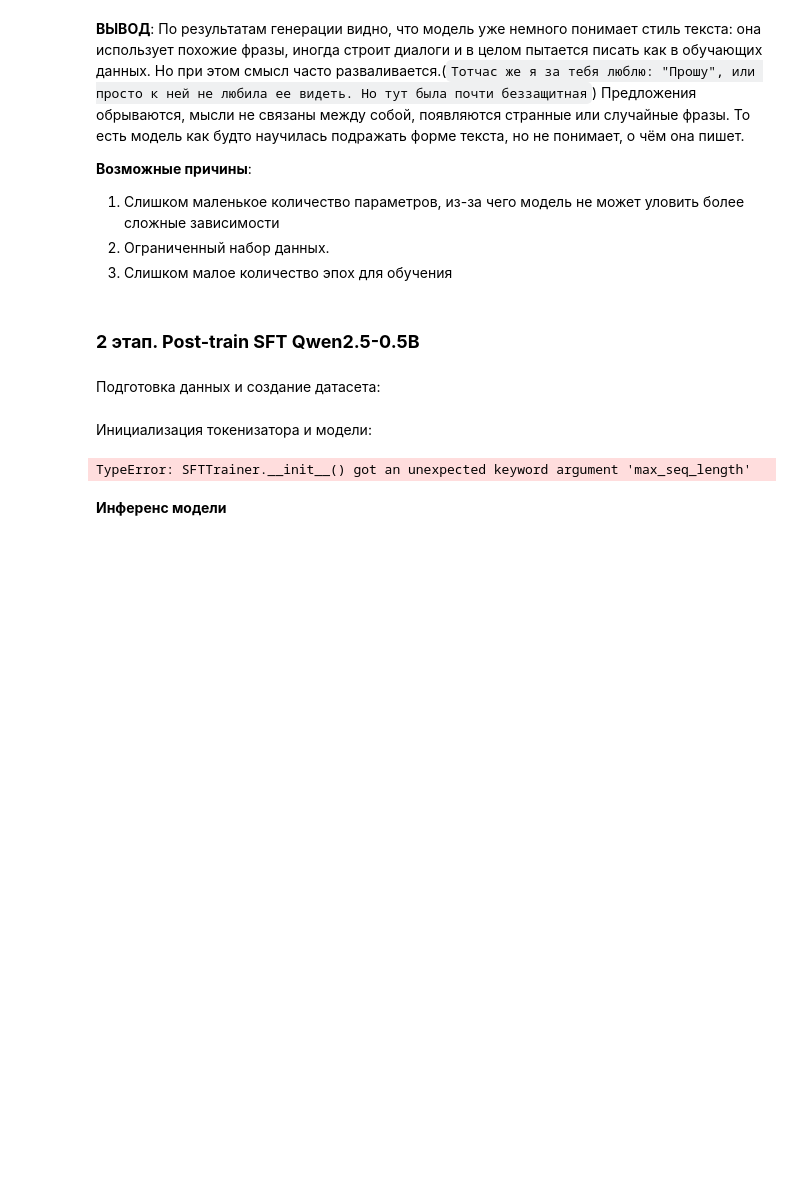
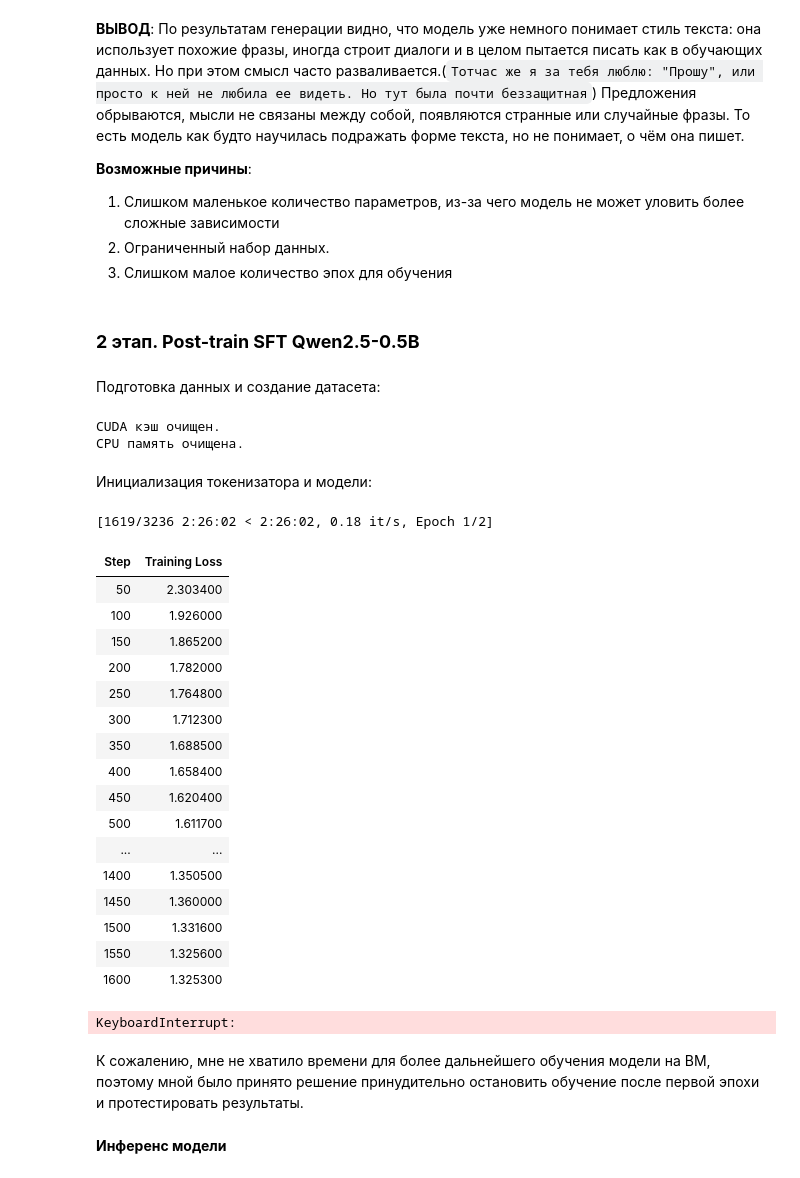
Before and after one commit to Evzett/pretrainLLM, a Jupyter notebook: pretrained_llm.ipynb, the cells around one changed output. Cells and saved outputs as stored; diff of their text form; code cells hidden in the pictures; blank space fills up the shorter version.

```diff
--- a/pretrained_llm.ipynb
+++ b/pretrained_llm.ipynb
@@ -508,6 +508,21 @@ for i, test in enumerate(test_prompts):
 ### **2 этап. Post-train SFT Qwen2.5-0.5B**
 # %% [markdown]
 Подготовка данных и создание датасета:
+# %%
+import torch
+import gc
+from huggingface_hub import HfFolder
+
+
+torch.cuda.empty_cache()
+print("CUDA кэш очищен.")
+
+# Сборка мусора в CPU
+gc.collect()
+print("CPU память очищена.")
+# %% [output]
+CUDA кэш очищен.
+CPU память очищена.
 # %%
 from datasets import load_dataset
 
@@ -539,24 +554,56 @@ model_name = "Qwen/Qwen2.5-0.5B"
 
 tokenizer = AutoTokenizer.from_pretrained(model_name)
 model = AutoModelForCausalLM.from_pretrained(model_name)
+# %%
+tokenizer.model_max_length = 512
 # %%
 from trl import SFTTrainer
+from transformers import TrainingArguments
+
+args = TrainingArguments(
+    output_dir="out",
+    per_device_train_batch_size=2,
+    gradient_accumulation_steps=16,
+    learning_rate=2e-4,
+    num_train_epochs=2,
+    fp16=True,
+    logging_steps=50,
+    save_strategy="epoch",
+    eval_strategy="no",
+    report_to="none",
+    weight_decay=0.01,
+    gradient_checkpointing=True
+)
 
 trainer = SFTTrainer(
     model=model,
+    args=args,
     train_dataset=dataset,
-    max_seq_length=1024,
-    num_train_epochs=15,
-    per_device_train_batch_size=8,
-    gradient_accumulation_steps=8,
-    eval_strategy="no",
-    save_strategy="epoch",
-    logging_strategy="epoch",
-    load_best_model_at_end=True,
+    processing_class=tokenizer,
 )
 
 trainer.train()
 # %% [output]
-TypeError: SFTTrainer.__init__() got an unexpected keyword argument 'max_seq_length'
+[1619/3236 2:26:02 < 2:26:02, 0.18 it/s, Epoch 1/2]
+| Step | Training Loss |
+| 50 | 2.303400 |
+| 100 | 1.926000 |
+| 150 | 1.865200 |
+| 200 | 1.782000 |
+| 250 | 1.764800 |
+| 300 | 1.712300 |
+| 350 | 1.688500 |
+| 400 | 1.658400 |
+| 450 | 1.620400 |
+| 500 | 1.611700 |
+| ... | ... |
+| 1400 | 1.350500 |
+| 1450 | 1.360000 |
+| 1500 | 1.331600 |
+| 1550 | 1.325600 |
+| 1600 | 1.325300 |
+KeyboardInterrupt:
+# %% [markdown]
+К сожалению, мне не хватило времени для более дальнейшего обучения модели на ВМ, поэтому мной было принято решение принудительно остановить обучение после первой эпохи и протестировать результаты.
 # %% [markdown]
 **Инференс модели**
```
Also changed, not shown: parts of 4 cells of this notebook.
